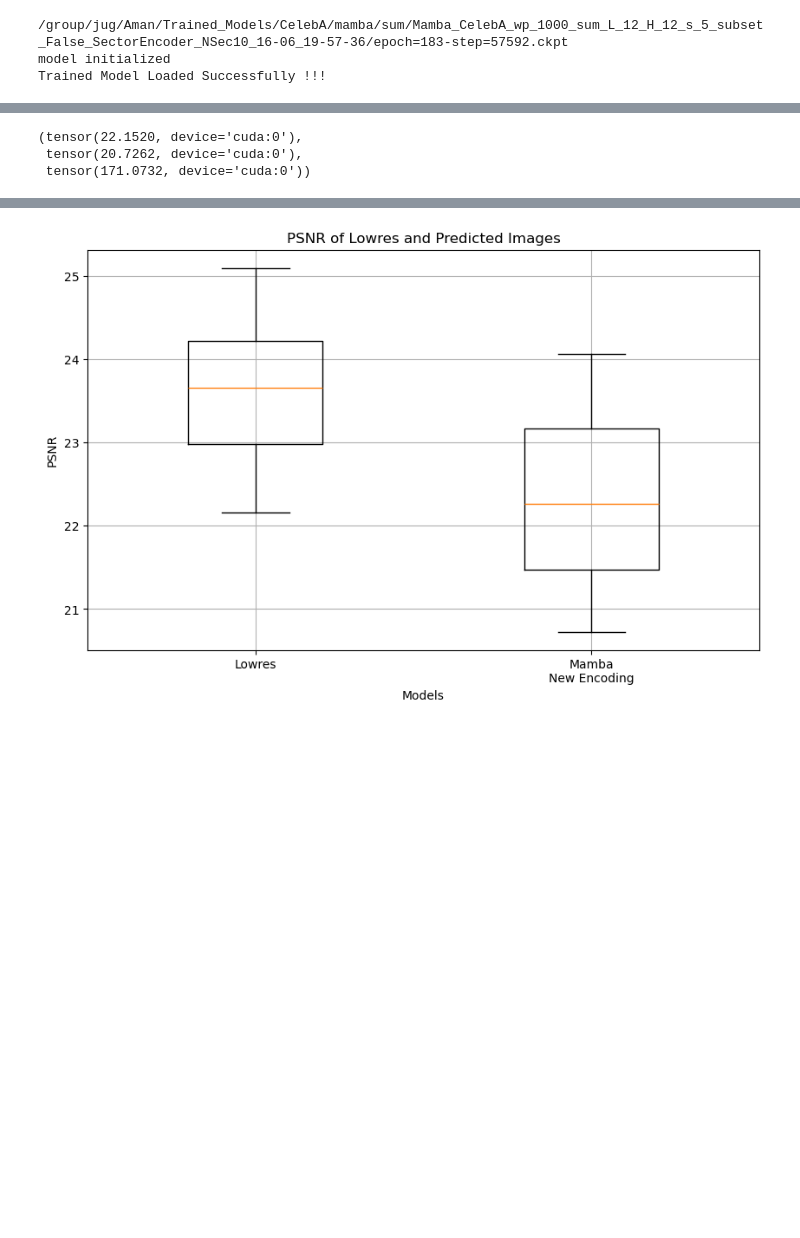
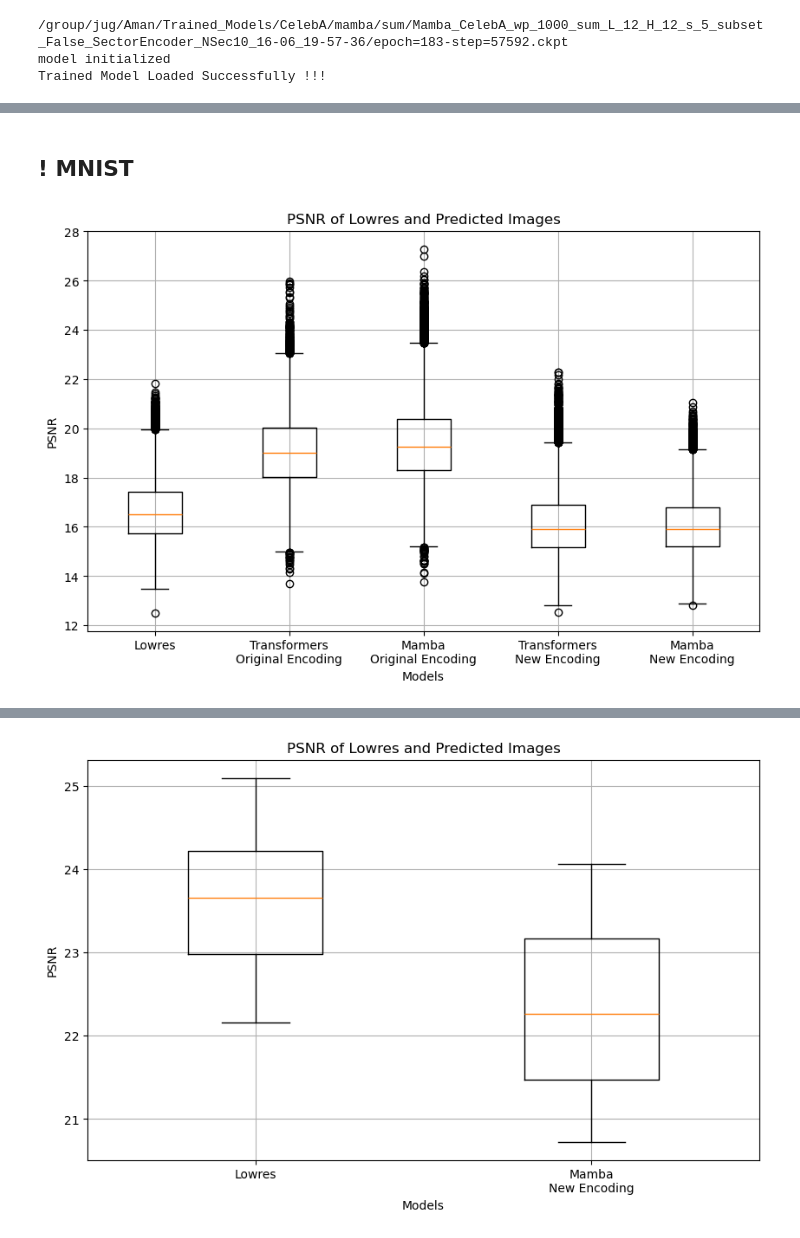
Before and after one commit to AmanKukde/FourierImageTransformer, a Jupyter notebook: my_new.ipynb, the cells around one changed output, grey strips where cells are left out. Saved outputs shown, nothing was run; the diff lists cells and outputs as text; code cells hidden in the pictures; blank space fills up the shorter version.

```diff
--- a/my_new.ipynb
+++ b/my_new.ipynb
@@ -208,6 +225,33 @@ tensor(253.5108, device='cuda:0') tensor(0., device='cuda:0') tensor(294.2131, d
-# %%
-lowres_psnr[0], pred_psnr[0], gt_psnr[0]
-# %% [output]
-(tensor(22.1520, device='cuda:0'),
- tensor(20.7262, device='cuda:0'),
- tensor(171.0732, device='cuda:0'))
+# %% [markdown]
+## ! MNIST
+# %%
+# lowres_all = torch.cat(dn_lowres_total)
+# psnr_all = torch.cat(dn_pred_total)
+# lowres_all_2 = torch.cat(lowres_total)
+# psnr_all_2 = torch.cat(pred_total)
+
+# diff_1 = psnr_all - lowres_all
+# diff_2 = psnr_all_2 - lowres_all
+# !MNIST
+lr = torch.load('/group/jug/Aman/Inference/mamba/14-29-16/sum/MNIST/5/05_06-11_49_44/mamba_lowres.pt')
+lr2 = torch.load('/group/jug/Aman/Inference/fast/11-52-23/sum/MNIST/5/05_06-11_25_29/fast_lowres.pt')
+a = torch.load('/group/jug/Aman/Inference/fast/11-52-23/sum/MNIST/5/05_06-11_25_29/fast_pred.pt')
+b = torch.load('/group/jug/Aman/Inference/mamba/14-29-16/sum/MNIST/5/05_06-11_49_44/mamba_pred.pt')
+c = torch.load('./MNIST_fast_pred.pt')
+d = torch.load('./MNIST_mamba_pred.pt')
+
+diff_old_1 = a - lr
+diff_old_2 = b - lr
+fig, ax = plt.subplots(figsize=(10, 6))
+
+
+ax.boxplot([lr.cpu().numpy(),a.cpu().numpy(),b.cpu().numpy(),c.cpu(),d.cpu().numpy()], widths= 0.4, labels = ['Lowres','Transformers\nOriginal Encoding','Mamba\nOriginal Encoding','Transformers\nNew Encoding','Mamba\nNew Encoding']);
+# ax.boxplot([lowres_all.cpu().numpy(),lowres_all_2.cpu(),psnr_all.cpu().numpy(),psnr_all_2.cpu(),a.cpu(),b.cpu()], widths= 0.4)
+# ax.boxplot([lr.cpu(),lr2.cpu(),lowres_all.cpu(),lowres_all_2.cpu()], widths= 0.4)
+# ax.boxplot([diff_old_1.cpu(),diff_old_2.cpu(), diff_1.cpu(),diff_2.cpu()], widths= 0.4)
+ax.set_xlabel("Models")
+ax.set_ylabel("PSNR")
+ax.grid()
+ax.title.set_text(f"PSNR of Lowres and Predicted Images")
+# %% [output]
+[figure, added]
```
Also changed, not shown: parts of 18 cells of this notebook, 7 other files.
